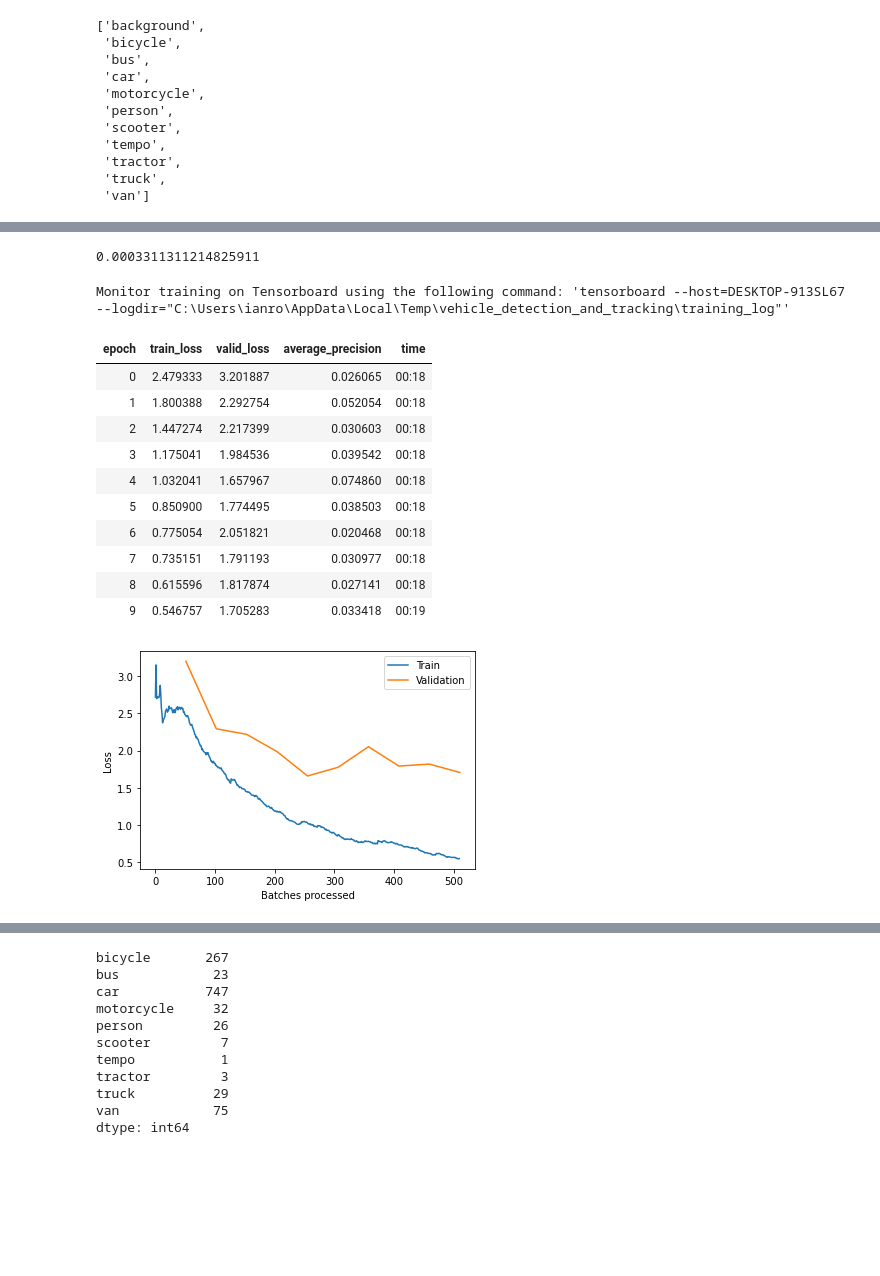
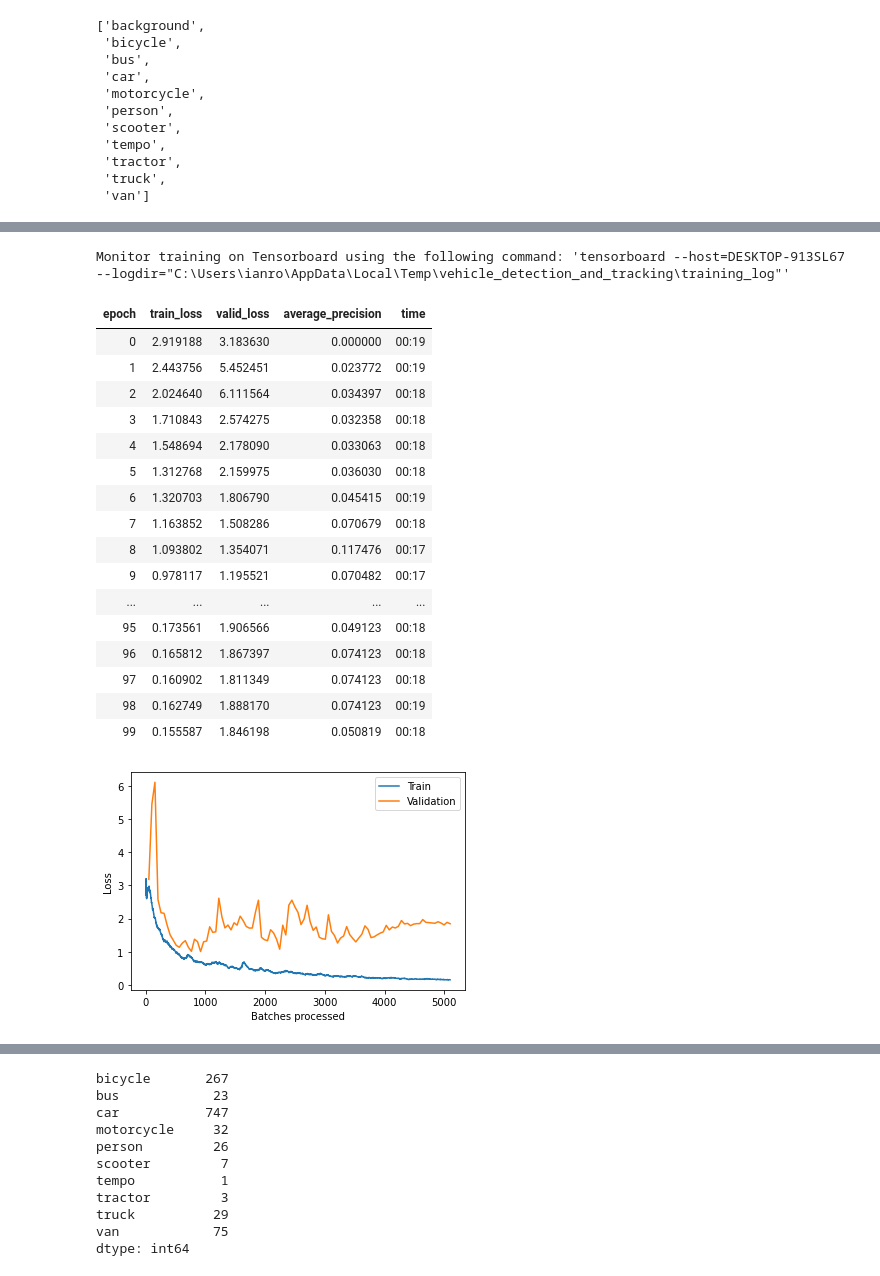
Before and after one commit to ianscodecastle/Vehicle-Detection, a Jupyter notebook: vehicles.ipynb, the cells around one changed output, grey strips where cells are left out. Drawn from its saved outputs; the diff is of its cells as text; code cells hidden in the pictures; blank space fills up the shorter version.

```diff
--- a/vehicles.ipynb
+++ b/vehicles.ipynb
@@ -53,24 +58,28 @@ lr = retinanet.lr_find() #find optimal learning rate
-# %%
-lr
-# %% [output]
-0.0003311311214825911
-# %%
-retinanet.fit(10, lr=lr, tensorboard=True) # Train model for X epochs
-# %% [output]
-Monitor training on Tensorboard using the following command: 'tensorboard --host=DESKTOP-913SL67 --logdir="C:\Users\ianro\AppData\Local\Temp\vehicle_detection_and_tracking\training_log"'
-| epoch | train_loss | valid_loss | average_precision | time |
-| 0 | 2.479333 | 3.201887 | 0.026065 | 00:18 |
-| 1 | 1.800388 | 2.292754 | 0.052054 | 00:18 |
-| 2 | 1.447274 | 2.217399 | 0.030603 | 00:18 |
-| 3 | 1.175041 | 1.984536 | 0.039542 | 00:18 |
-| 4 | 1.032041 | 1.657967 | 0.074860 | 00:18 |
-| 5 | 0.850900 | 1.774495 | 0.038503 | 00:18 |
-| 6 | 0.775054 | 2.051821 | 0.020468 | 00:18 |
-| 7 | 0.735151 | 1.791193 | 0.030977 | 00:18 |
-| 8 | 0.615596 | 1.817874 | 0.027141 | 00:18 |
-| 9 | 0.546757 | 1.705283 | 0.033418 | 00:19 |
-# %%
-retinanet.learn.recorder.plot_losses()
-# %% [output]
-[figure, removed]
+# %%
+# Train model for X epochs
+retinanet.fit(100, lr=lr, tensorboard=True)
+# %% [output]
+Monitor training on Tensorboard using the following command: 'tensorboard --host=DESKTOP-913SL67 --logdir="C:\Users\ianro\AppData\Local\Temp\vehicle_detection_and_tracking\training_log"'
+| epoch | train_loss | valid_loss | average_precision | time |
+| 0 | 2.919188 | 3.183630 | 0.000000 | 00:19 |
+| 1 | 2.443756 | 5.452451 | 0.023772 | 00:19 |
+| 2 | 2.024640 | 6.111564 | 0.034397 | 00:18 |
+| 3 | 1.710843 | 2.574275 | 0.032358 | 00:18 |
+| 4 | 1.548694 | 2.178090 | 0.033063 | 00:18 |
+| 5 | 1.312768 | 2.159975 | 0.036030 | 00:18 |
+| 6 | 1.320703 | 1.806790 | 0.045415 | 00:19 |
+| 7 | 1.163852 | 1.508286 | 0.070679 | 00:18 |
+| 8 | 1.093802 | 1.354071 | 0.117476 | 00:17 |
+| 9 | 0.978117 | 1.195521 | 0.070482 | 00:17 |
+| ... | ... | ... | ... | ... |
+| 95 | 0.173561 | 1.906566 | 0.049123 | 00:18 |
+| 96 | 0.165812 | 1.867397 | 0.074123 | 00:18 |
+| 97 | 0.160902 | 1.811349 | 0.074123 | 00:18 |
+| 98 | 0.162749 | 1.888170 | 0.074123 | 00:19 |
+| 99 | 0.155587 | 1.846198 | 0.050819 | 00:18 |
+# %%
+# Plot the training and validation losses
+retinanet.learn.recorder.plot_losses()
+# %% [output]
+[figure, added]
 # %%
```
Also changed, not shown: parts of 6 cells of this notebook, 1 other file.
